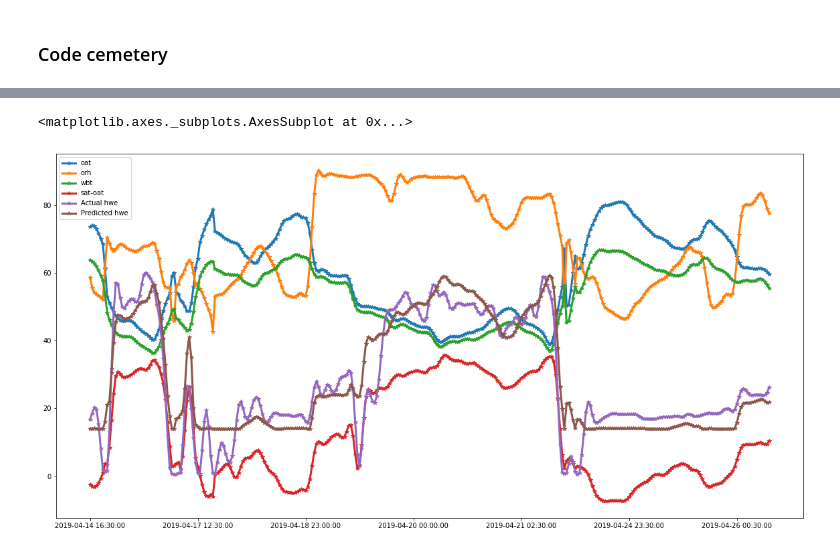
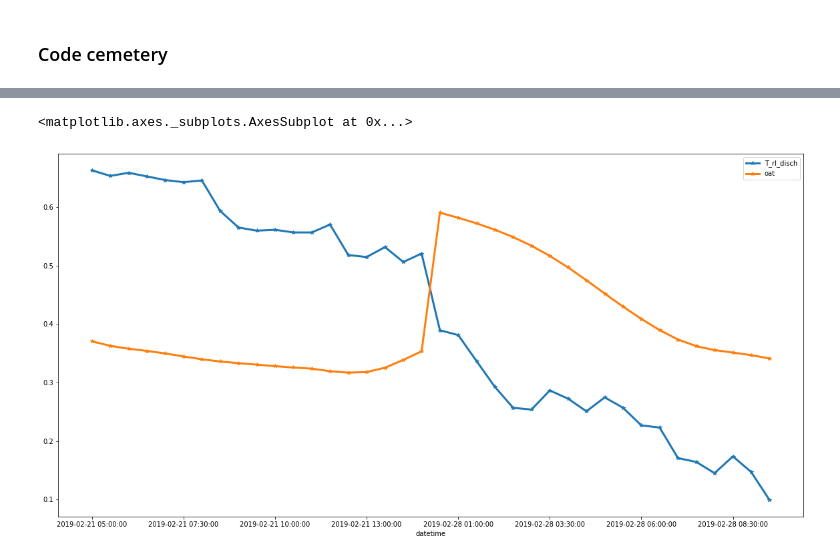
Before and after one commit to AvisekNaug/CDC2020, a Jupyter notebook: notebooks/AHU Batch Learning Cooling Water Energy Model.ipynb, the cells around one changed output, grey strips where cells are left out. Saved outputs shown, nothing was run; the diff lists cells and outputs as text; code cells hidden in the pictures.

```diff
--- a/notebooks/AHU Batch Learning Cooling Water Energy Model.ipynb
+++ b/notebooks/AHU Batch Learning Cooling Water Energy Model.ipynb
@@ -1055,7 +1055,7 @@ import pandas as pd
 import matplotlib.pyplot as plt
 plt.rcParams['figure.figsize'] = (20, 10)
 df = pd.read_csv(
-    '/data/nauga/SmartBuildings/AlumniHallResearch/AdaptiveController/cdc20/models/adaptive/Trial_0/hwe/Year-2019-Week-18.csv',
+    '/data/nauga/SmartBuildings/AlumniHallResearch/AdaptiveController/cdc20/models/adaptive/Trial_0/rl/performance/EnvId1-results.csv',
 index_col=0)
 # %%
 df.head()
@@ -1069,5 +1070,5 @@ df.head()
 # %%
-df.plot(y=df.columns,linewidth=3.0,style='*-')
+df.plot(y=df.columns[[8,6]],linewidth=3.0,style='*-')
 # %% [output]
 <matplotlib.axes._subplots.AxesSubplot at 0x...>
-[figure, old version]
+[figure, new version]
```
Also changed, not shown: parts of 1 cell of this notebook, 3 other files.
